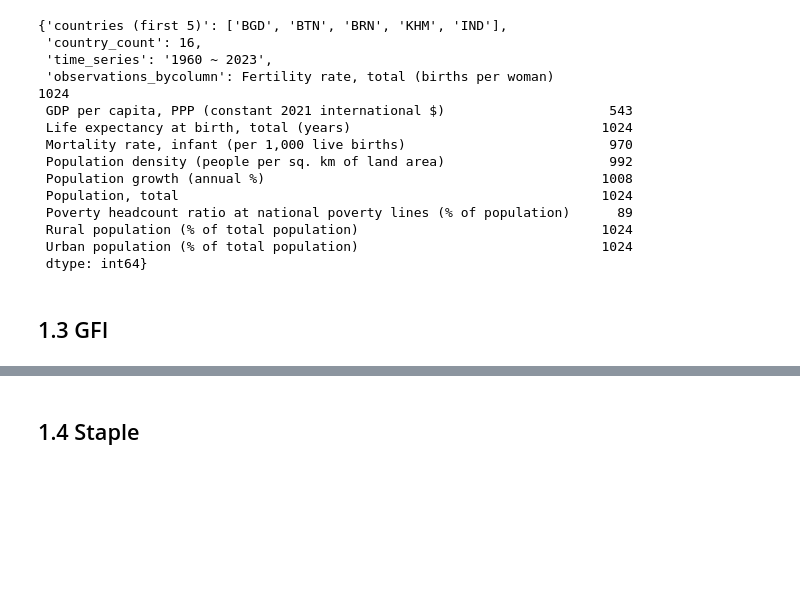
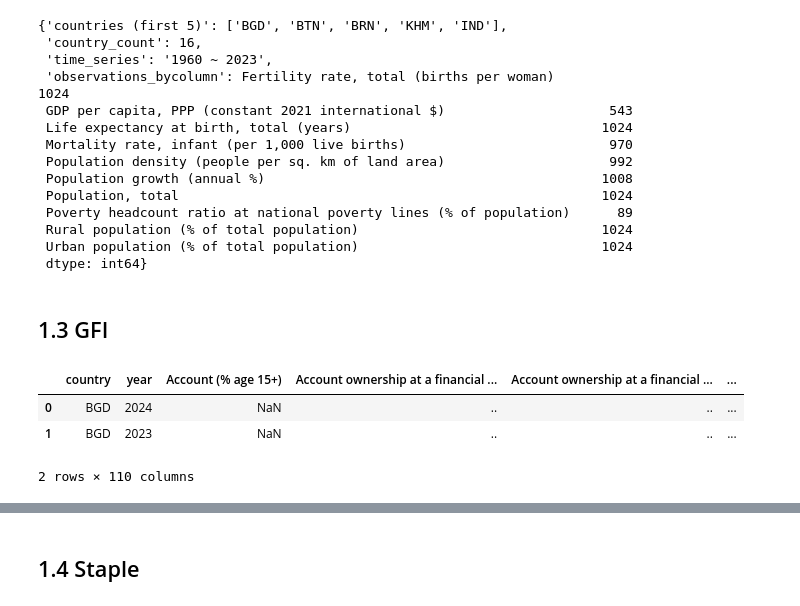
Before and after one commit to Graspp-25-Spring/graspp_2025s_fintech, a Jupyter notebook: notebooks/Milestone_2.ipynb, the cells around one changed output, grey strips where cells are left out. Drawn from its saved outputs; the diff is of its cells as text; code cells hidden in the pictures; blank space fills up the shorter version.

```diff
--- a/notebooks/Milestone_2.ipynb
+++ b/notebooks/Milestone_2.ipynb
@@ -79,6 +79,12 @@ basic_stats(df_con)
 ## 1.3 GFI
 # %%
 df_gfi = pd.read_csv('../Data/processed/merged_output_wide.csv')
+df_gfi = df_gfi.rename(columns={'code': 'country'})
 df_gfi.head(2)
+# %% [output]
+|  | country | year | Account (% age 15+) | Account ownership at a financial ... | Account ownership at a financial ... | ... |
+| 0 | BGD | 2024 | NaN | .. | .. | ... |
+| 1 | BGD | 2023 | NaN | .. | .. | ... |
+2 rows × 110 columns
 # %%
 basic_stats(df_gfi)
```
Also changed, not shown: parts of 2 cells of this notebook.
